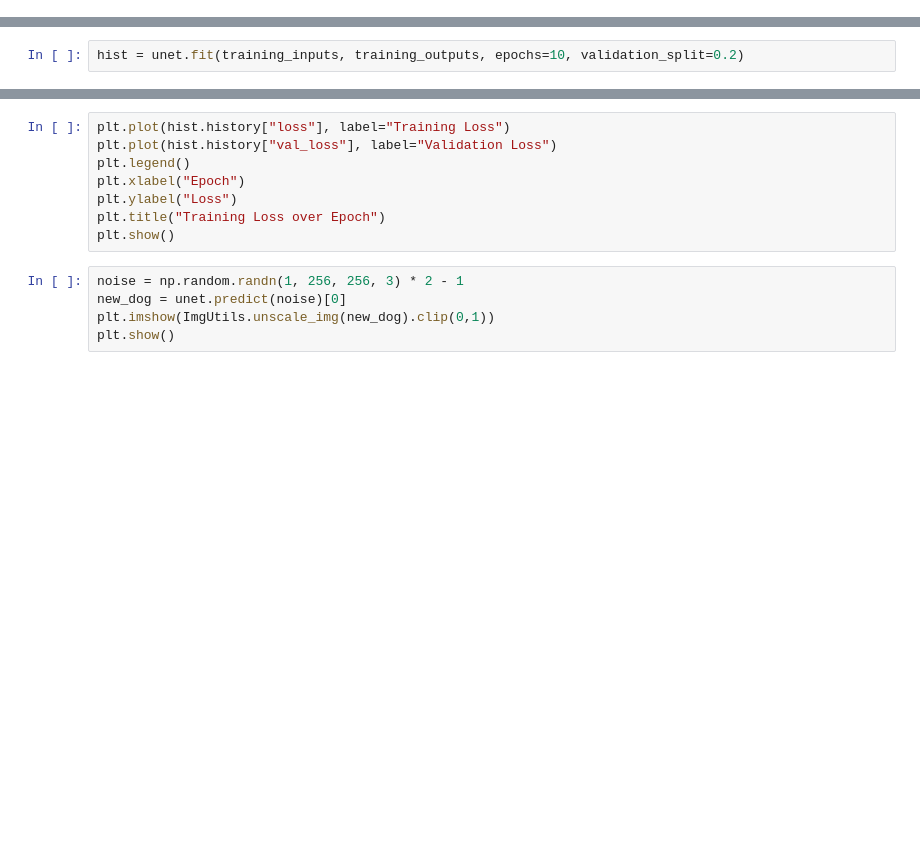
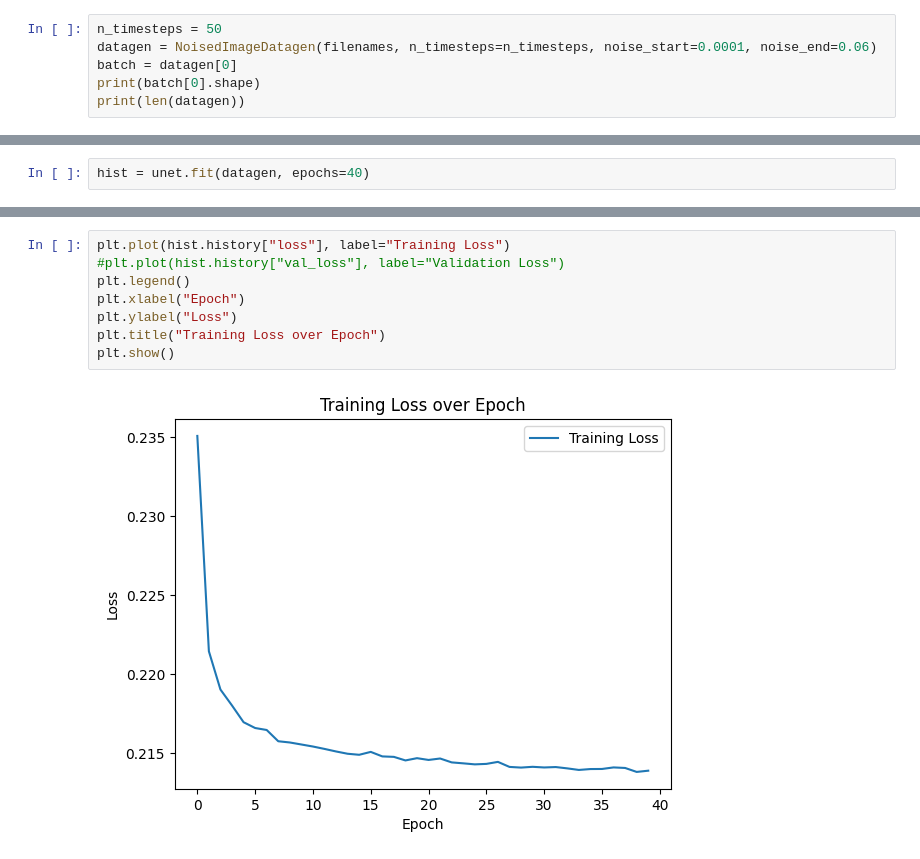
Before and after one commit to faith-hedges/The-Best-Stable-Diffusion, a Jupyter notebook: noise_all_images.ipynb, the cells around one changed output, grey strips where cells are left out. Saved outputs shown, nothing was run; the diff lists cells and outputs as text; blank space fills up the shorter version.

```diff
--- a/noise_all_images.ipynb
+++ b/noise_all_images.ipynb
@@ -50,0 +18,6 @@ ImgUtils.show_images(shown_imgs, cols=2)
+# %%
+n_timesteps = 50
+datagen = NoisedImageDatagen(filenames, n_timesteps=n_timesteps, noise_start=0.0001, noise_end=0.06)
+batch = datagen[0]
+print(batch[0].shape)
+print(len(datagen))
@@ -55,2 +62,2 @@ unet.summary()
 # %%
-hist = unet.fit(training_inputs, training_outputs, epochs=10, validation_split=0.2)
+hist = unet.fit(datagen, epochs=40)
@@ -57,13 +85,10 @@ hist = unet.fit(training_inputs, training_outputs, epochs=10, validation_split=0
 # %%
 plt.plot(hist.history["loss"], label="Training Loss")
-plt.plot(hist.history["val_loss"], label="Validation Loss")
+#plt.plot(hist.history["val_loss"], label="Validation Loss")
 plt.legend()
 plt.xlabel("Epoch")
 plt.ylabel("Loss")
 plt.title("Training Loss over Epoch")
 plt.show()
+# %% [output]
+[figure, added]
-# %%
-noise = np.random.randn(1, 256, 256, 3) * 2 - 1
-new_dog = unet.predict(noise)[0]
-plt.imshow(ImgUtils.unscale_img(new_dog).clip(0,1))
-plt.show()
```
Also changed, not shown: parts of 10 cells of this notebook, 2 other files.
